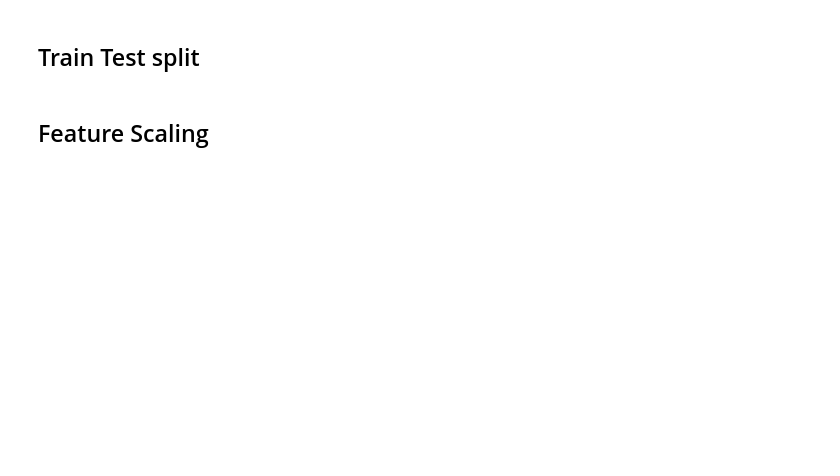
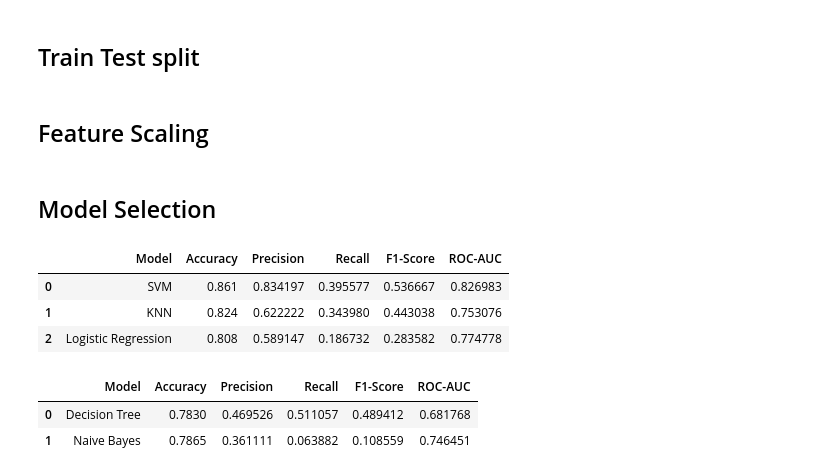
Before and after one commit to saad8446/Bank-customer-churn-prediction, a Jupyter notebook: bank-customer-churn-prediction.ipynb, the cells around one changed output. Saved outputs shown, nothing was run; the diff lists cells and outputs as text; code cells hidden in the pictures; blank space fills up the shorter version.

Commit message:
Model Selection and Evaluation

```diff
--- a/bank-customer-churn-prediction.ipynb
+++ b/bank-customer-churn-prediction.ipynb
@@ -223,7 +206,9 @@ y=df["Exited"]
 # %%
 from sklearn.model_selection import train_test_split
 
-X_train, X_test, y_train, y_test = train_test_split(X, y, test_size=0.20, random_state=42)
+X_train, X_test, y_train, y_test = train_test_split(
+    X, y, test_size=0.2, random_state=42, stratify=y
+)
 # %% [markdown]
 ## Feature Scaling
 # %%
@@ -235,0 +221,2 @@ X_test=scalar.transform(X_test)
+# %% [markdown]
+## Model Selection
@@ -235,0 +237,21 @@ X_test=scalar.transform(X_test)
+# %%
+result=[]
+# %%
+result.append({
+        "Model": name,
+        "Accuracy": accuracy_score(y_test, y_pred),
+        "Precision": precision_score(y_test, y_pred),
+        "Recall": recall_score(y_test, y_pred),
+        "F1-Score": f1_score(y_test, y_pred),
+        "ROC-AUC": roc_auc_score(y_test, y_proba)
+    })
+
+# 7. Display Results Table
+results_df = pd.DataFrame(results).sort_values(by="F1-Score", ascending=False)
+results_df.reset_index(drop=True, inplace=True)
+results_df
+# %% [output]
+|  | Model | Accuracy | Precision | Recall | F1-Score | ROC-AUC |
+| 0 | SVM | 0.861 | 0.834197 | 0.395577 | 0.536667 | 0.826983 |
+| 1 | KNN | 0.824 | 0.622222 | 0.343980 | 0.443038 | 0.753076 |
+| 2 | Logistic Regression | 0.808 | 0.589147 | 0.186732 | 0.283582 | 0.774778 |
@@ -235,0 +263,19 @@ X_test=scalar.transform(X_test)
+# %%
+result_unscaled=[]
+result_unscaled.append({
+        "Model": name,
+        "Accuracy": accuracy_score(y_test, y_pred),
+        "Precision": precision_score(y_test, y_pred),
+        "Recall": recall_score(y_test, y_pred),
+        "F1-Score": f1_score(y_test, y_pred),
+        "ROC-AUC": roc_auc_score(y_test, y_proba)
+    })
+
+# 6. Display Results Table
+results_unscaled_df = pd.DataFrame(results_unscaled).sort_values(by="F1-Score", ascending=False)
+results_unscaled_df.reset_index(drop=True, inplace=True)
+results_unscaled_df
+# %% [output]
+|  | Model | Accuracy | Precision | Recall | F1-Score | ROC-AUC |
+| 0 | Decision Tree | 0.7830 | 0.469526 | 0.511057 | 0.489412 | 0.681768 |
+| 1 | Naive Bayes | 0.7865 | 0.361111 | 0.063882 | 0.108559 | 0.746451 |
```
Also changed, not shown: parts of 6 cells of this notebook.
